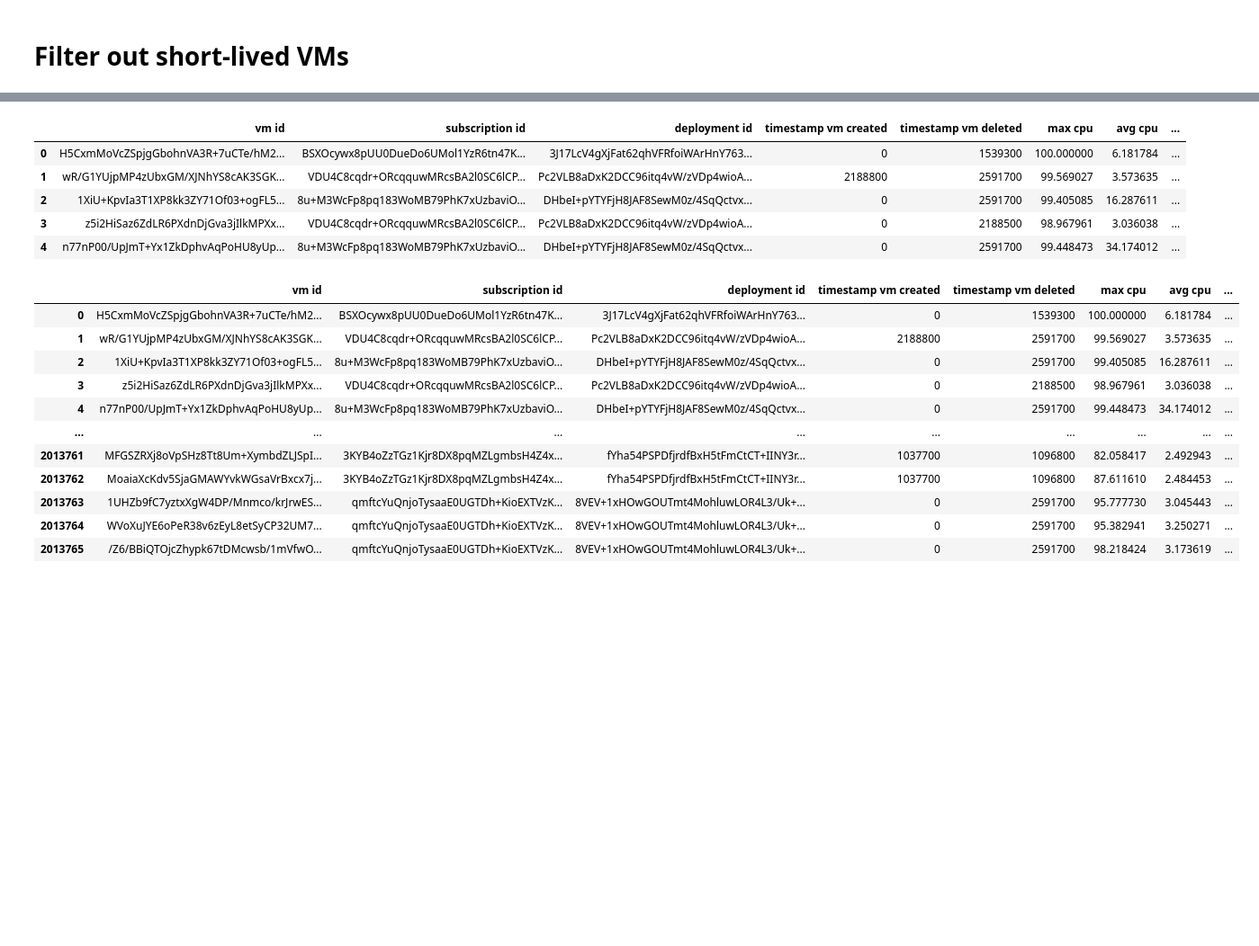
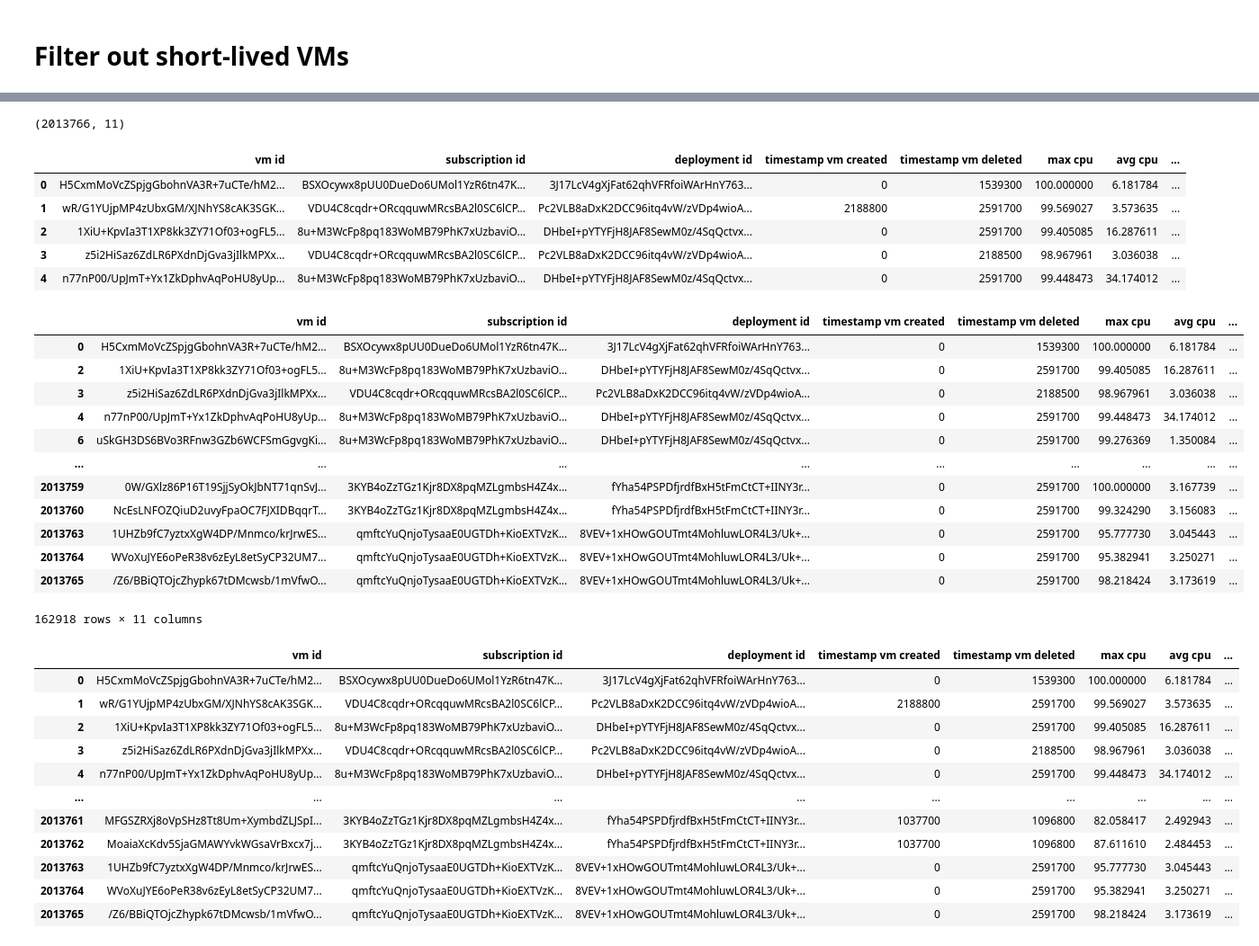
Before and after one commit to lsh950919/cloud_project, a Jupyter notebook: preprocess.ipynb, the cells around one changed output, grey strips where cells are left out. Shown at 90% size. Drawn from its saved outputs; the diff is of its cells as text; code cells hidden in the pictures; blank space fills up the shorter version.

```diff
--- a/preprocess.ipynb
+++ b/preprocess.ipynb
@@ -34,15 +47,35 @@ gzip: data/vm_cpu_readings-file-61-of-125.csv.gz: invalid compressed data--forma
 # %%
-import polars as pl
+import pandas as pd
 vm_table = pd.read_csv('data/vmtable.csv')
 vm_table.columns = [content.split(',')[2] for content in open('data/schema.csv').readlines() if content.startswith('vmtable')]
+print(vm_table.shape)
 vm_table.head()
 # %% [output]
+(2013766, 11)
 |  | vm id | subscription id | deployment id | timestamp vm created | timestamp vm deleted | max cpu | avg cpu | ... |
 | 0 | H5CxmMoVcZSpjgGbohnVA3R+7uCTe/hM2... | BSXOcywx8pUU0DueDo6UMol1YzR6tn47K... | 3J17LcV4gXjFat62qhVFRfoiWArHnY763... | 0 | 1539300 | 100.000000 | 6.181784 | ... |
 | 1 | wR/G1YUjpMP4zUbxGM/XJNhYS8cAK3SGK... | VDU4C8cqdr+ORcqquwMRcsBA2l0SC6lCP... | Pc2VLB8aDxK2DCC96itq4vW/zVDp4wioA... | 2188800 | 2591700 | 99.569027 | 3.573635 | ... |
 | 2 | 1XiU+KpvIa3T1XP8kk3ZY71Of03+ogFL5... | 8u+M3WcFp8pq183WoMB79PhK7xUzbaviO... | DHbeI+pYTYFjH8JAF8SewM0z/4SqQctvx... | 0 | 2591700 | 99.405085 | 16.287611 | ... |
 | 3 | z5i2HiSaz6ZdLR6PXdnDjGva3jIlkMPXx... | VDU4C8cqdr+ORcqquwMRcsBA2l0SC6lCP... | Pc2VLB8aDxK2DCC96itq4vW/zVDp4wioA... | 0 | 2188500 | 98.967961 | 3.036038 | ... |
 | 4 | n77nP00/UpJmT+Yx1ZkDphvAqPoHU8yUp... | 8u+M3WcFp8pq183WoMB79PhK7xUzbaviO... | DHbeI+pYTYFjH8JAF8SewM0z/4SqQctvx... | 0 | 2591700 | 99.448473 | 34.174012 | ... |
+# %%
+vm_long = vm_table[(((vm_table['timestamp vm deleted'] - vm_table['timestamp vm created']) / 300) >= 60*24)]
+# %%
+vm_long
+# %% [output]
+|  | vm id | subscription id | deployment id | timestamp vm created | timestamp vm deleted | max cpu | avg cpu | ... |
+| 0 | H5CxmMoVcZSpjgGbohnVA3R+7uCTe/hM2... | BSXOcywx8pUU0DueDo6UMol1YzR6tn47K... | 3J17LcV4gXjFat62qhVFRfoiWArHnY763... | 0 | 1539300 | 100.000000 | 6.181784 | ... |
+| 2 | 1XiU+KpvIa3T1XP8kk3ZY71Of03+ogFL5... | 8u+M3WcFp8pq183WoMB79PhK7xUzbaviO... | DHbeI+pYTYFjH8JAF8SewM0z/4SqQctvx... | 0 | 2591700 | 99.405085 | 16.287611 | ... |
+| 3 | z5i2HiSaz6ZdLR6PXdnDjGva3jIlkMPXx... | VDU4C8cqdr+ORcqquwMRcsBA2l0SC6lCP... | Pc2VLB8aDxK2DCC96itq4vW/zVDp4wioA... | 0 | 2188500 | 98.967961 | 3.036038 | ... |
+| 4 | n77nP00/UpJmT+Yx1ZkDphvAqPoHU8yUp... | 8u+M3WcFp8pq183WoMB79PhK7xUzbaviO... | DHbeI+pYTYFjH8JAF8SewM0z/4SqQctvx... | 0 | 2591700 | 99.448473 | 34.174012 | ... |
+| 6 | uSkGH3DS6BVo3RFnw3GZb6WCFSmGgvgKi... | 8u+M3WcFp8pq183WoMB79PhK7xUzbaviO... | DHbeI+pYTYFjH8JAF8SewM0z/4SqQctvx... | 0 | 2591700 | 99.276369 | 1.350084 | ... |
+| ... | ... | ... | ... | ... | ... | ... | ... | ... |
+| 2013759 | 0W/GXlz86P16T19SjjSyOkJbNT71qnSvJ... | 3KYB4oZzTGz1Kjr8DX8pqMZLgmbsH4Z4x... | fYha54PSPDfjrdfBxH5tFmCtCT+IINY3r... | 0 | 2591700 | 100.000000 | 3.167739 | ... |
+| 2013760 | NcEsLNFOZQiuD2uvyFpaOC7FJXIDBqqrT... | 3KYB4oZzTGz1Kjr8DX8pqMZLgmbsH4Z4x... | fYha54PSPDfjrdfBxH5tFmCtCT+IINY3r... | 0 | 2591700 | 99.324290 | 3.156083 | ... |
+| 2013763 | 1UHZb9fC7yztxXgW4DP/Mnmco/krJrwES... | qmftcYuQnjoTysaaE0UGTDh+KioEXTVzK... | 8VEV+1xHOwGOUTmt4MohluwLOR4L3/Uk+... | 0 | 2591700 | 95.777730 | 3.045443 | ... |
+| 2013764 | WVoXuJYE6oPeR38v6zEyL8etSyCP32UM7... | qmftcYuQnjoTysaaE0UGTDh+KioEXTVzK... | 8VEV+1xHOwGOUTmt4MohluwLOR4L3/Uk+... | 0 | 2591700 | 95.382941 | 3.250271 | ... |
+| 2013765 | /Z6/BBiQTOjcZhypk67tDMcwsb/1mVfwO... | qmftcYuQnjoTysaaE0UGTDh+KioEXTVzK... | 8VEV+1xHOwGOUTmt4MohluwLOR4L3/Uk+... | 0 | 2591700 | 98.218424 | 3.173619 | ... |
+162918 rows × 11 columns
 # %%
 vm_long = vm_table[(((vm_table['timestamp vm deleted'] - vm_table['timestamp vm created']) / 300) >= 60)]
 vm_long
```
Also changed, not shown: parts of 5 cells of this notebook, 2 other files.
